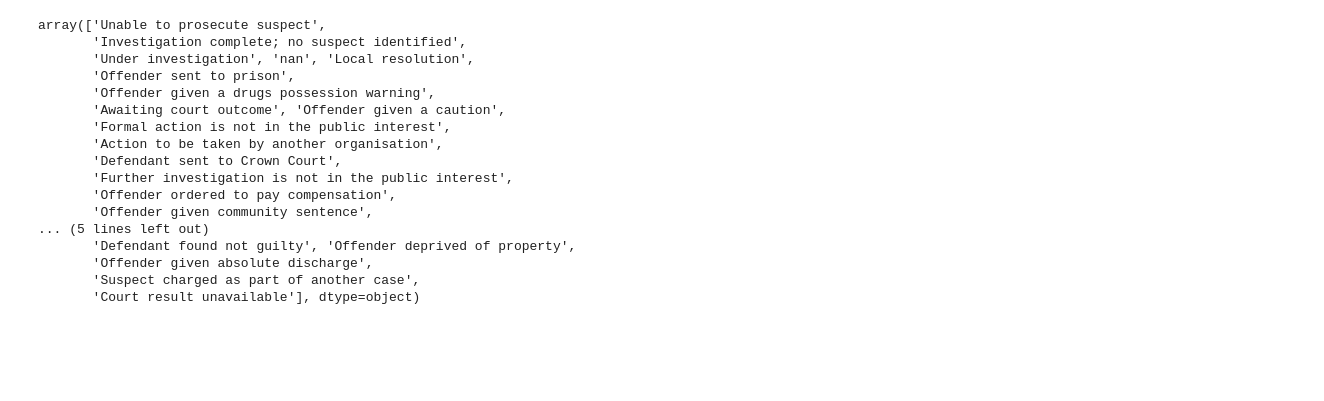
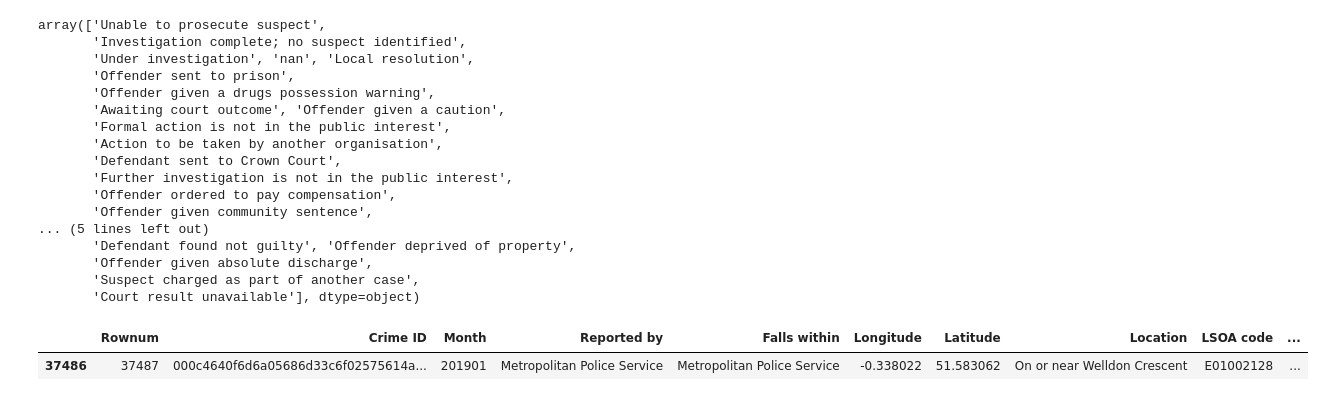
Before and after one commit to dixitm20/myworkspace, a Jupyter notebook: assignment/code-python/process_crimedata_and_load_to_es.ipynb, the cells around one changed output. Cells and saved outputs as stored; diff of their text form; code cells hidden in the pictures; blank space fills up the shorter version.

```diff
--- a/assignment/code-python/process_crimedata_and_load_to_es.ipynb
+++ b/assignment/code-python/process_crimedata_and_load_to_es.ipynb
@@ -398,3 +509,11 @@ array(['Unable to prosecute suspect',
        'Offender given absolute discharge',
        'Suspect charged as part of another case',
        'Court result unavailable'], dtype=object)
+# %%
+rmd_dfStreet=dfStreet.sort_values(['Crime ID','District name','Month',\
+            'Rownum']).drop_duplicates(['Crime ID','District name'],'last')
+# %%
+rmd_dfStreet[rmd_dfStreet['Crime ID'].str.contains('000c4640f6d6a05686d33c6f02575614a4c5cd1d2a2fdb')]
+# %% [output]
+|  | Rownum | Crime ID | Month | Reported by | Falls within | Longitude | Latitude | Location | LSOA code | ... |
+| 37486 | 37487 | 000c4640f6d6a05686d33c6f02575614a... | 201901 | Metropolitan Police Service | Metropolitan Police Service | -0.338022 | 51.583062 | On or near Welldon Crescent | E01002128 | ... |
```
Also changed, not shown: parts of 12 cells of this notebook.
